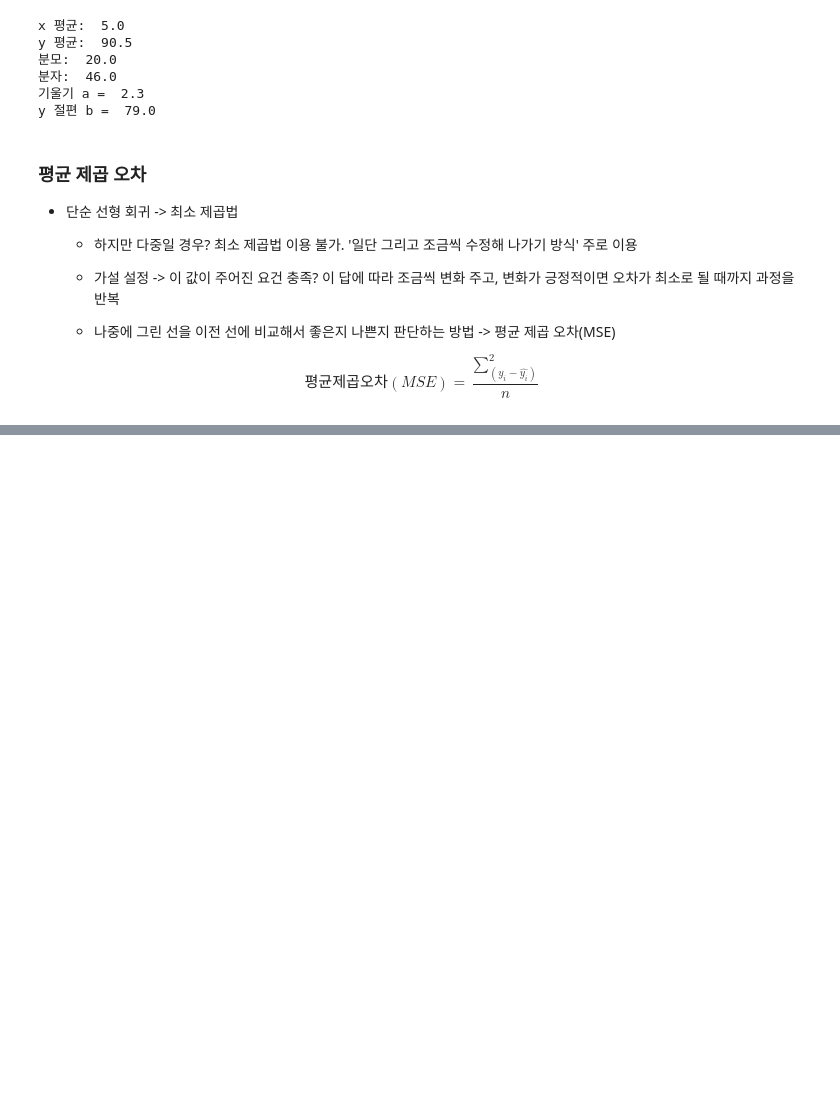
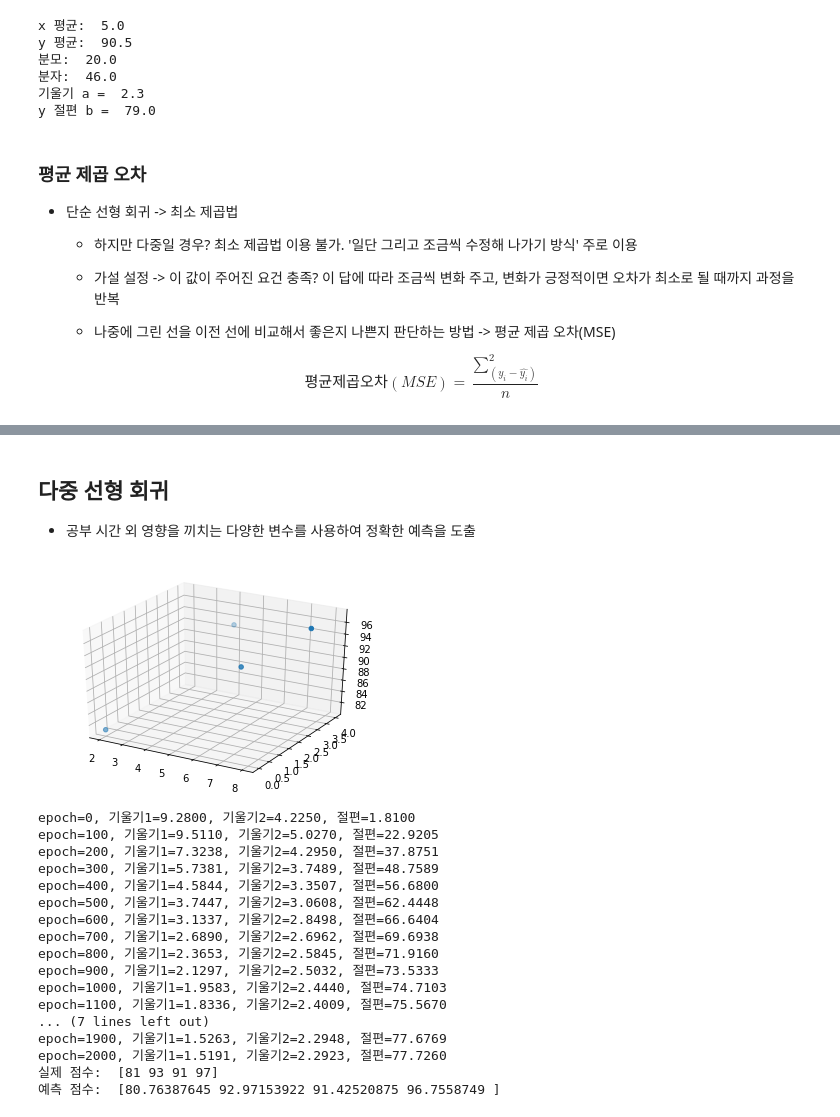
Before and after one commit to gamemefy/machine-learning-portfolio, a Jupyter notebook: Studies/모두의딥러닝.ipynb, the cells around one changed output, grey strips where cells are left out. Drawn from its saved outputs; the diff is of its cells as text; code cells hidden in the pictures; blank space fills up the shorter version.

```diff
--- a/Studies/모두의딥러닝.ipynb
+++ b/Studies/모두의딥러닝.ipynb
@@ -212,0 +301,63 @@ print("평균 제곱 오차: " + str(mse(y, predict_result)))
+# %% [markdown]
+## 다중 선형 회귀
+* 공부 시간 외 영향을 끼치는 다양한 변수를 사용하여 정확한 예측을 도출
+# %%
+import numpy as np
+import matplotlib.pyplot as plt
+
+x1 = np.array([2, 4, 6, 8]) # 공부 시간
+x2 = np.array([0, 4, 2, 3]) # 과외 시간
+y = np.array([81, 93, 91, 97]) # 성적
+
+fig = plt.figure()
+ax = fig.add_subplot(111, projection = '3d')
+ax.scatter3D(x1, x2, y);
+plt.show()
+
+a1 = 0
+a2 = 0
+b = 0
+
+lr = 0.01
+
+epochs = 2001
+
+n = len(x1) # x 값이 몇 개인지. x1과 x2 수가 같으므로 x1만
+
+for i in range(epochs):
+
+  y_pred = a1 * x1 + a2 * x2 + b
+  error = y - y_pred
+
+  a1_diff = (2/n) * sum(-x1 * (error)) # 오차 함수를 a로 편미분한 값
+  a2_diff = (2/n) * sum(-x2 * (error)) # 오차 함수를 a로 편미분한 값
+  b_diff = (2/n) * sum(-(error)) # b로 편미분한 값
+
+  a1 = a1 - lr * a1_diff # a1 업데이트
+  a2 = a2 - lr * a2_diff # a2 업데이트
+  b = b - lr * b_diff # b 업데이트
+
+  if i % 100 == 0: # 100번 반복시마다 현재 a1, a2, b값 출력
+    print("epoch=%.f, 기울기1=%.04f, 기울기2=%.04f, 절편=%.04f" %(i, a1, a2, b))
+
+print("실제 점수: ", y)
+print("예측 점수: ", y_pred)
+# %% [output]
+[figure, added]
+epoch=0, 기울기1=9.2800, 기울기2=4.2250, 절편=1.8100
+epoch=100, 기울기1=9.5110, 기울기2=5.0270, 절편=22.9205
+epoch=200, 기울기1=7.3238, 기울기2=4.2950, 절편=37.8751
+epoch=300, 기울기1=5.7381, 기울기2=3.7489, 절편=48.7589
+epoch=400, 기울기1=4.5844, 기울기2=3.3507, 절편=56.6800
+epoch=500, 기울기1=3.7447, 기울기2=3.0608, 절편=62.4448
+epoch=600, 기울기1=3.1337, 기울기2=2.8498, 절편=66.6404
+epoch=700, 기울기1=2.6890, 기울기2=2.6962, 절편=69.6938
+epoch=800, 기울기1=2.3653, 기울기2=2.5845, 절편=71.9160
+epoch=900, 기울기1=2.1297, 기울기2=2.5032, 절편=73.5333
+epoch=1000, 기울기1=1.9583, 기울기2=2.4440, 절편=74.7103
+epoch=1100, 기울기1=1.8336, 기울기2=2.4009, 절편=75.5670
+... (7 lines left out)
+epoch=1900, 기울기1=1.5263, 기울기2=2.2948, 절편=77.6769
+epoch=2000, 기울기1=1.5191, 기울기2=2.2923, 절편=77.7260
+실제 점수:  [81 93 91 97]
+예측 점수:  [80.76387645 92.97153922 91.42520875 96.7558749 ]
```
Also changed, not shown: parts of 8 cells of this notebook.
